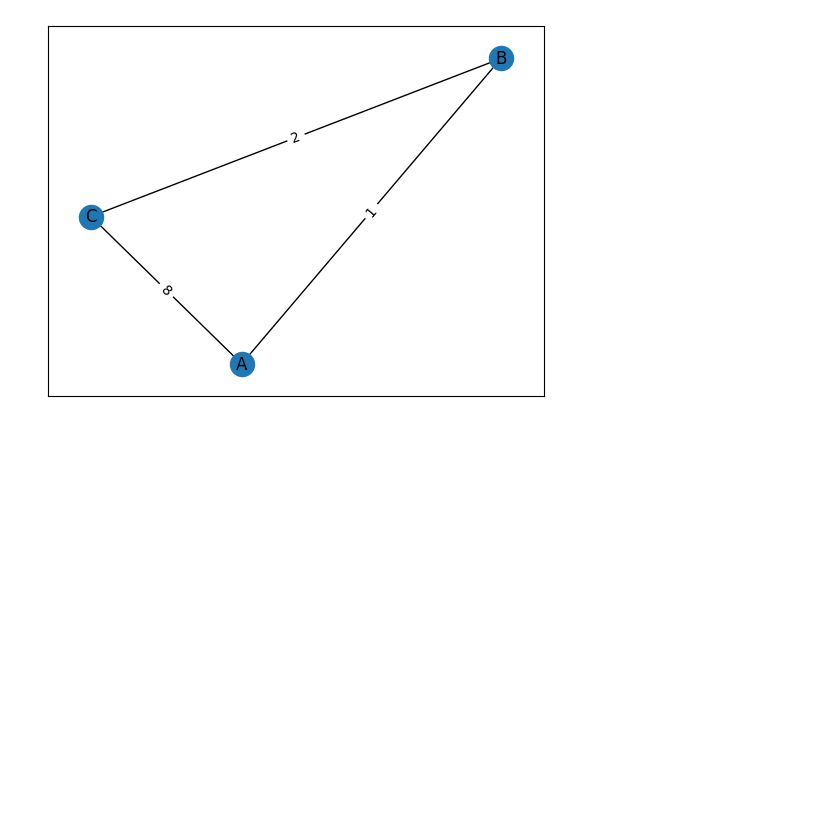
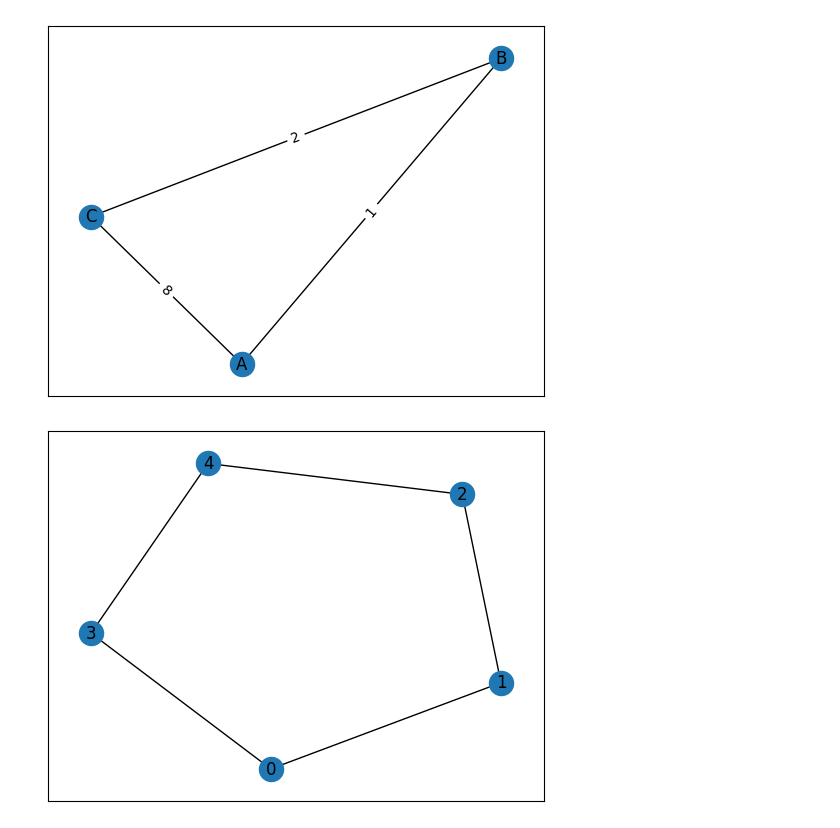
Before and after one commit to RiShiKaRoRa22/AI_LAB, a Jupyter notebook: graphs.ipynb, the cells around one changed output. Cells and saved outputs as stored; diff of their text form; code cells hidden in the pictures; blank space fills up the shorter version.

Commit message:
read values from csv, created graph

```diff
--- a/graphs.ipynb
+++ b/graphs.ipynb
@@ -21 +21,14 @@ class GraphVisual:
+# %%
+import networkx as nx
+
+class UnDGraph:
+  def __init__(self):
+    self.edge=[]
+  def addEdge(self,src,dest):
+    temp=[src,dest]
+    self.edge.append(temp)
+  def visualize(self):
+    grp= nx.Graph()
+    grp.add_edges_from(self.edge)
+    nx.draw_networkx(grp)
 # %%
@@ -27,2 +40,16 @@ G.visualize()
 # %% [output]
 [figure]
+# %%
+#read csv file
+
+import pandas as pd
+df= pd.read_csv("data.csv")
+graph= UnDGraph()
+
+
+#store it in graph
+for x,y in df.iterrows():
+  graph.addEdge(y[0],y[1])
+graph.visualize()
+# %% [output]
+[figure, added]
```
Also changed, not shown: parts of 5 cells of this notebook.
